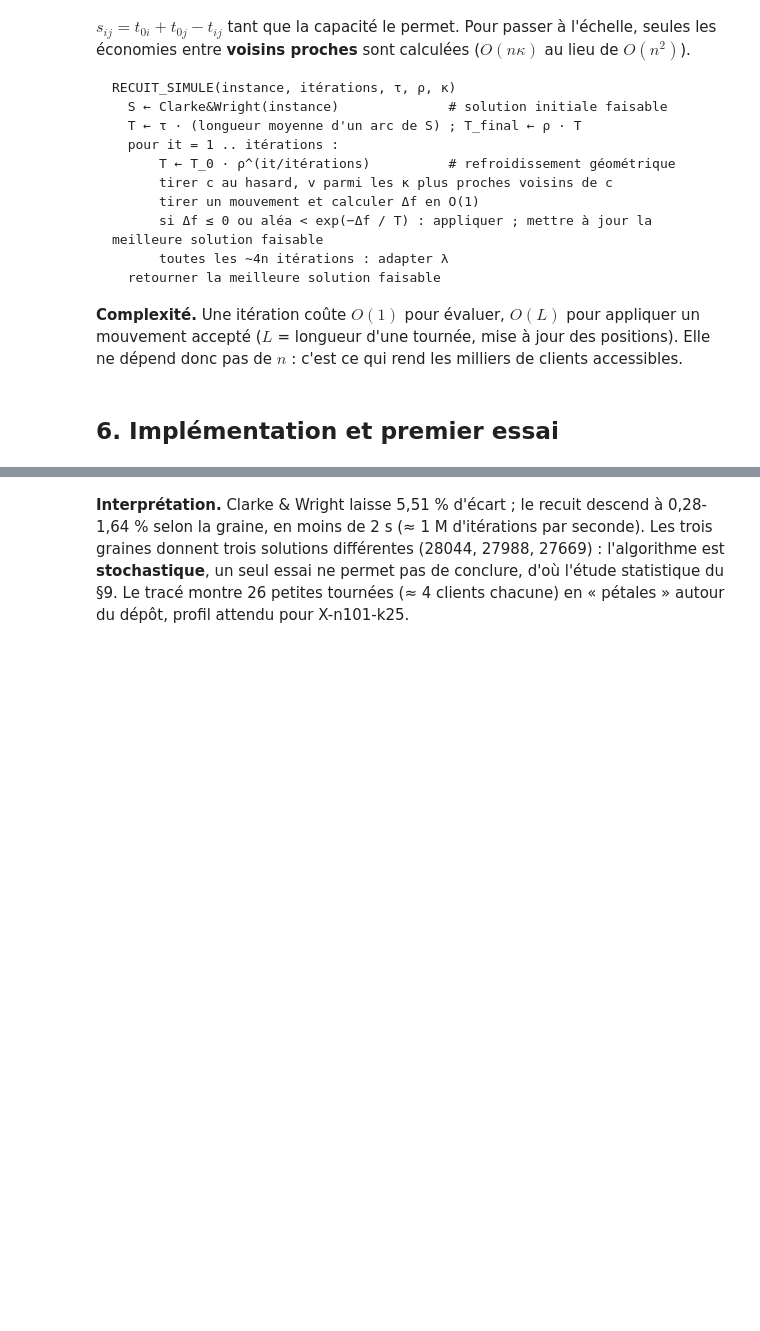
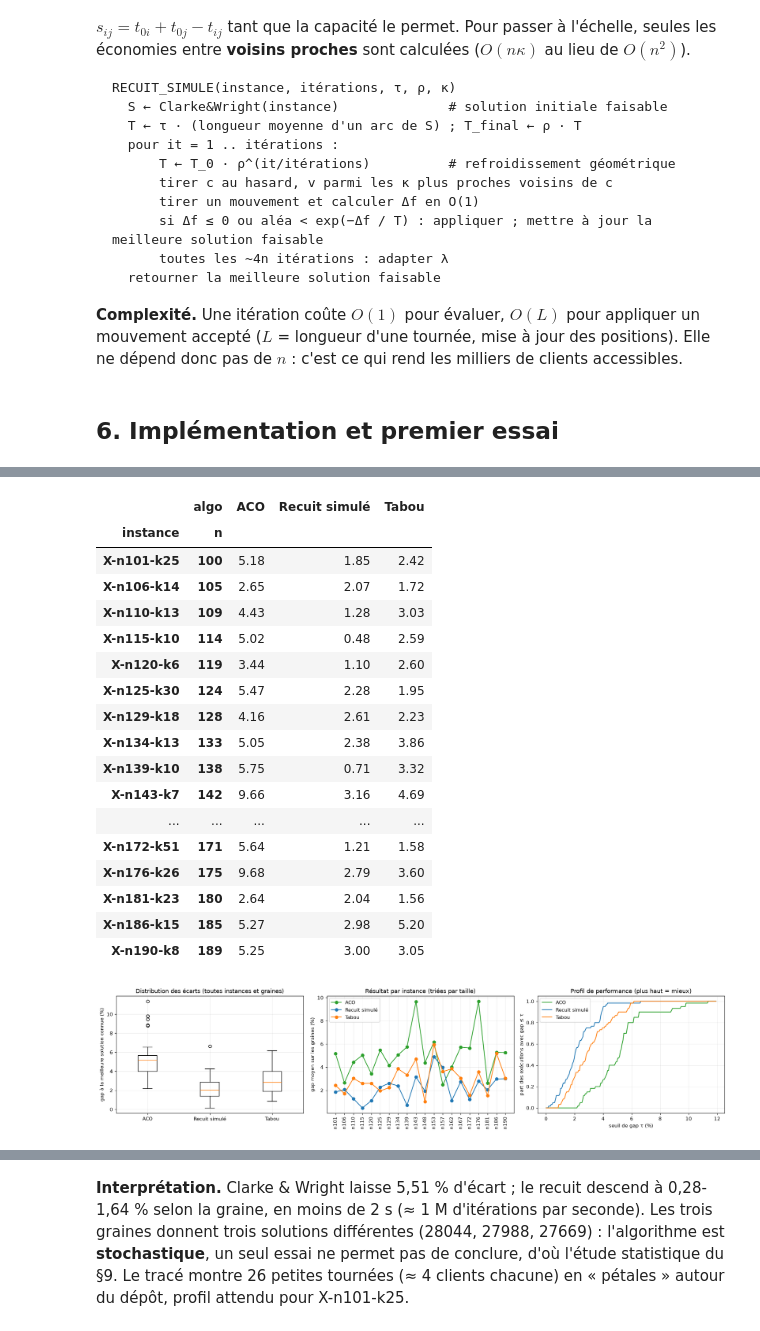
Before and after one commit to yannickfoute87-code/algorithmique-et-optimisation-combinatoire, a Jupyter notebook: Livrable_final_CVRP.ipynb, the cells around one changed output, grey strips where cells are left out. Cells and saved outputs as stored; diff of their text form; code cells hidden in the pictures; blank space fills up the shorter version.

```diff
--- a/Livrable_final_CVRP.ipynb
+++ b/Livrable_final_CVRP.ipynb
@@ -700,0 +1304,28 @@ def recuit_simule(inst, iters=1_000_000, t0_rel=0.3, tf_ratio=0.01, nb_voisins=1
+# %%
+resume = df.groupby("algo").agg(gap_moyen=("gap", "mean"), gap_median=("gap", "median"), gap_ecart_type=("gap", "std"),
+                                gap_min=("gap", "min"), gap_max=("gap", "max"),
+                                taux_faisable=("faisable", "mean"), temps_moyen_s=("temps", "mean")).round(2)
+resume["part_sous_5pct"] = df.assign(ok5=(df["gap"] < 5)).groupby("algo")["ok5"].mean().round(2)
+display(resume)
+
+par_instance = df.pivot_table(index=["instance", "n"], columns="algo", values="gap", aggfunc="mean").round(2).sort_index(level="n")
+display(par_instance)
+
+fig, ax = plt.subplots(1, 3, figsize=(18, 4.3))
+algos_l = list(resume.index)
+ax[0].boxplot([df[(df["algo"] == a) & df["faisable"]]["gap"] for a in algos_l])
+ax[0].set_xticklabels(algos_l); ax[0].set_ylabel("gap à la meilleure solution connue (%)")
+ax[0].set_title("Distribution des écarts (toutes instances et graines)")
+for a in algos_l:
+    d = par_instance[a].reset_index()
+    ax[1].plot(range(len(d)), d[a], "o-", label=a, color=COULEURS.get(a))
+ax[1].set_xticks(range(len(par_instance))); ax[1].set_xticklabels([i.split("-")[1] for i, _ in par_instance.index], rotation=90)
+ax[1].set_ylabel("gap moyen sur les graines (%)"); ax[1].set_title("Résultat par instance (triées par taille)"); ax[1].legend()
+taus = np.linspace(0, max(1.0, np.nanmax(df["gap"]) * 1.05), 200)
+for a in algos_l:
+    g = np.where(df[df["algo"] == a]["faisable"], df[df["algo"] == a]["gap"], np.inf)
+    ax[2].plot(taus, [(g <= t).mean() for t in taus], label=a, color=COULEURS.get(a))
+ax[2].set_xlabel("seuil de gap τ (%)"); ax[2].set_ylabel("part des exécutions avec gap ≤ τ")
+ax[2].set_title("Profil de performance (plus haut = mieux)"); ax[2].legend()
+plt.tight_layout(); plt.show()
+# %% [output]
@@ -701,3 +1337,22 @@ def recuit_simule(inst, iters=1_000_000, t0_rel=0.3, tf_ratio=0.01, nb_voisins=1
+|  | algo | ACO | Recuit simulé | Tabou |
+| instance | n |  |  |  |
+| X-n101-k25 | 100 | 5.18 | 1.85 | 2.42 |
+| X-n106-k14 | 105 | 2.65 | 2.07 | 1.72 |
+| X-n110-k13 | 109 | 4.43 | 1.28 | 3.03 |
+| X-n115-k10 | 114 | 5.02 | 0.48 | 2.59 |
+| X-n120-k6 | 119 | 3.44 | 1.10 | 2.60 |
+| X-n125-k30 | 124 | 5.47 | 2.28 | 1.95 |
+| X-n129-k18 | 128 | 4.16 | 2.61 | 2.23 |
+| X-n134-k13 | 133 | 5.05 | 2.38 | 3.86 |
+| X-n139-k10 | 138 | 5.75 | 0.71 | 3.32 |
+| X-n143-k7 | 142 | 9.66 | 3.16 | 4.69 |
+| ... | ... | ... | ... | ... |
+| X-n172-k51 | 171 | 5.64 | 1.21 | 1.58 |
+| X-n176-k26 | 175 | 9.68 | 2.79 | 3.60 |
+| X-n181-k23 | 180 | 2.64 | 2.04 | 1.56 |
+| X-n186-k15 | 185 | 5.27 | 2.98 | 5.20 |
+| X-n190-k8 | 189 | 5.25 | 3.00 | 3.05 |
+[figure, added]
 # %%
 def tracer_solution(inst, routes, titre=""):
     # Dessine les tournées d'une solution (une couleur par tournée)
```
Also changed, not shown: parts of 17 cells of this notebook, 1 other file.
